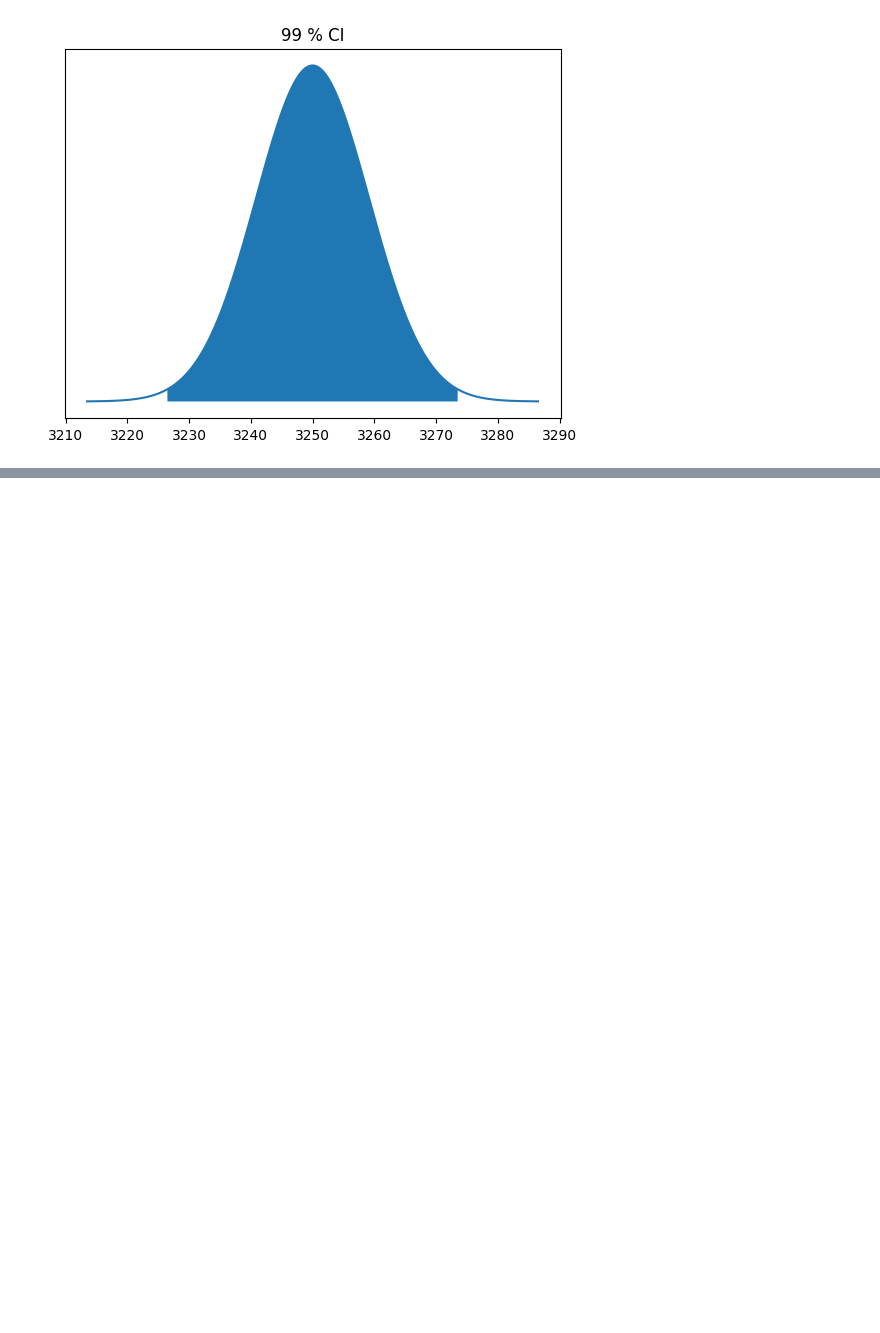
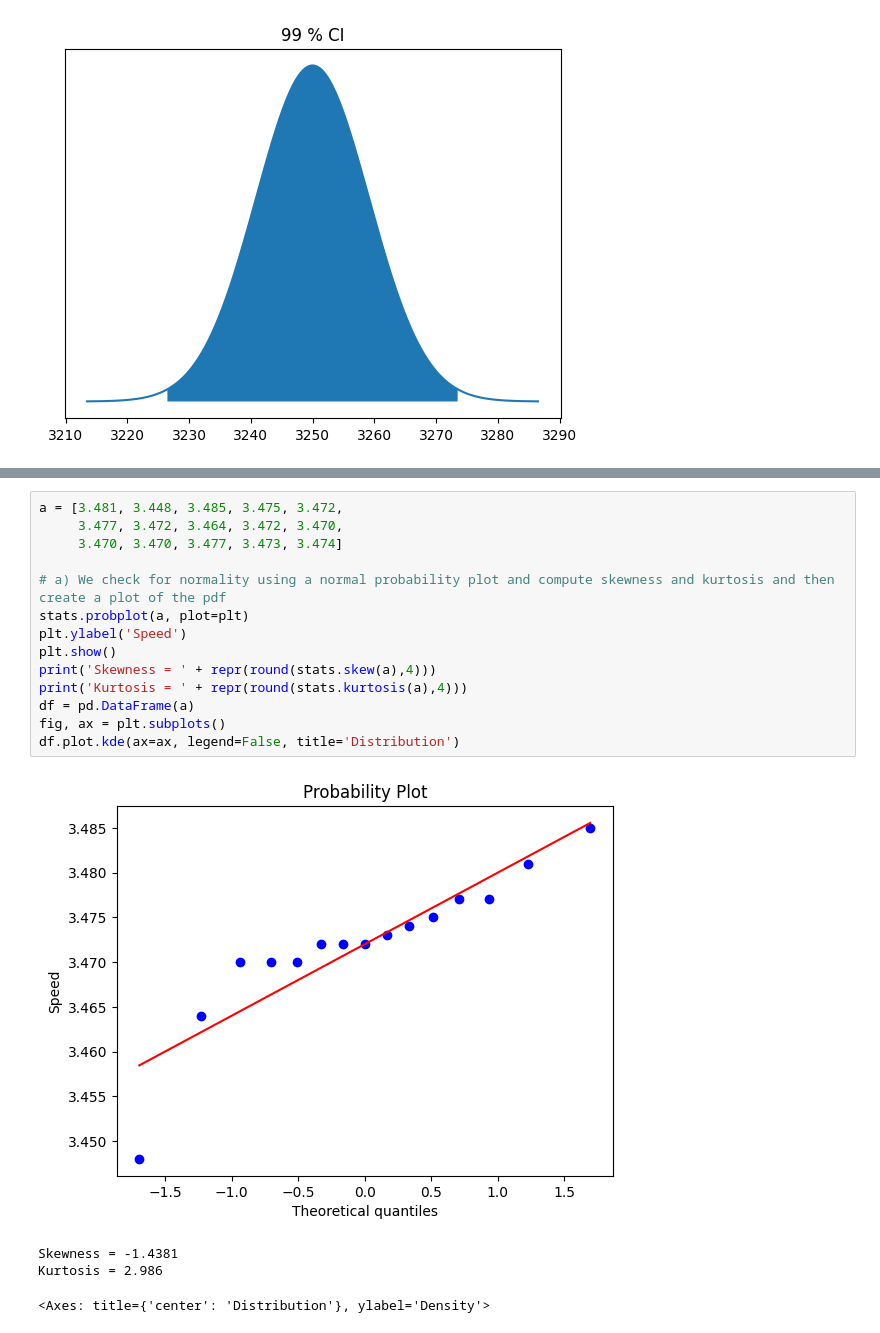
Before and after one commit to nickcernean/SMP_Exercises, a Jupyter notebook: 6_Statistical_Intervals/Problems_6.ipynb, the cells around one changed output, grey strips where cells are left out. Cells and saved outputs as stored; diff of their text form; blank space fills up the shorter version.

```diff
--- a/6_Statistical_Intervals/Problems_6.ipynb
+++ b/6_Statistical_Intervals/Problems_6.ipynb
@@ -209,0 +300,19 @@ A 99.0 % confidence interval for the sample mean is [3226.486 ; 3273.514]
+# %%
+a = [3.481, 3.448, 3.485, 3.475, 3.472,
+     3.477, 3.472, 3.464, 3.472, 3.470,
+     3.470, 3.470, 3.477, 3.473, 3.474]
+
+# a) We check for normality using a normal probability plot and compute skewness and kurtosis and then create a plot of the pdf
+stats.probplot(a, plot=plt)
+plt.ylabel('Speed')
+plt.show()
+print('Skewness = ' + repr(round(stats.skew(a),4)))
+print('Kurtosis = ' + repr(round(stats.kurtosis(a),4)))
+df = pd.DataFrame(a)
+fig, ax = plt.subplots()
+df.plot.kde(ax=ax, legend=False, title='Distribution')
+# %% [output]
+[figure, added]
+Skewness = -1.4381
+Kurtosis = 2.986
+<Axes: title={'center': 'Distribution'}, ylabel='Density'>
```
Also changed, not shown: parts of 19 cells of this notebook.
